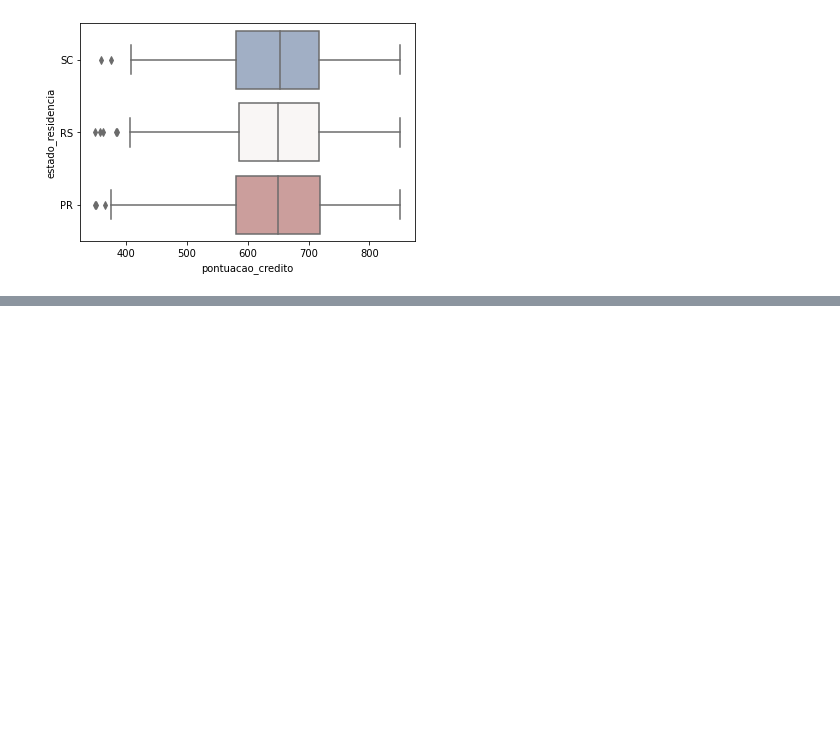
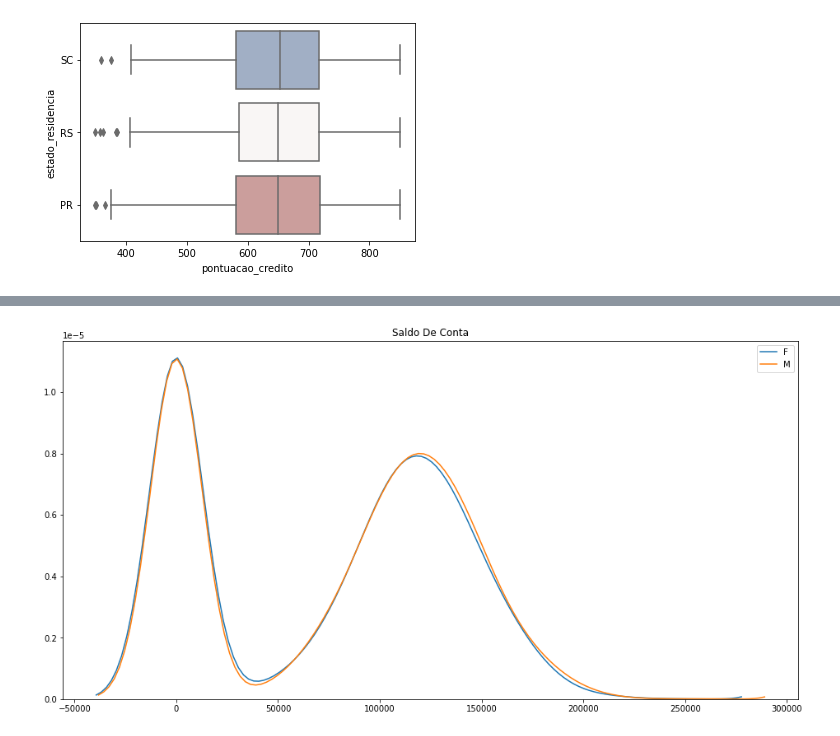
Before and after one commit to ancarvalho/Codenation_AceleraDEV, a Jupyter notebook: week_3/week_3.ipynb, the cells around one changed output, grey strips where cells are left out. Saved outputs shown, nothing was run; the diff lists cells and outputs as text; code cells hidden in the pictures; blank space fills up the shorter version.

```diff
--- a/week_3/week_3.ipynb
+++ b/week_3/week_3.ipynb
@@ -109,2 +89,7 @@ sns.kdeplot(male["saldo_conta"], label="Male")
+# %%
+plt.figure(figsize=(16,8))
+plot_kde(desafio, "genero", "saldo_conta")
+# %% [output]
+[figure, added]
 # %%
 plt.figure(figsize=(16,8))
```
Also changed, not shown: parts of 21 cells of this notebook.
